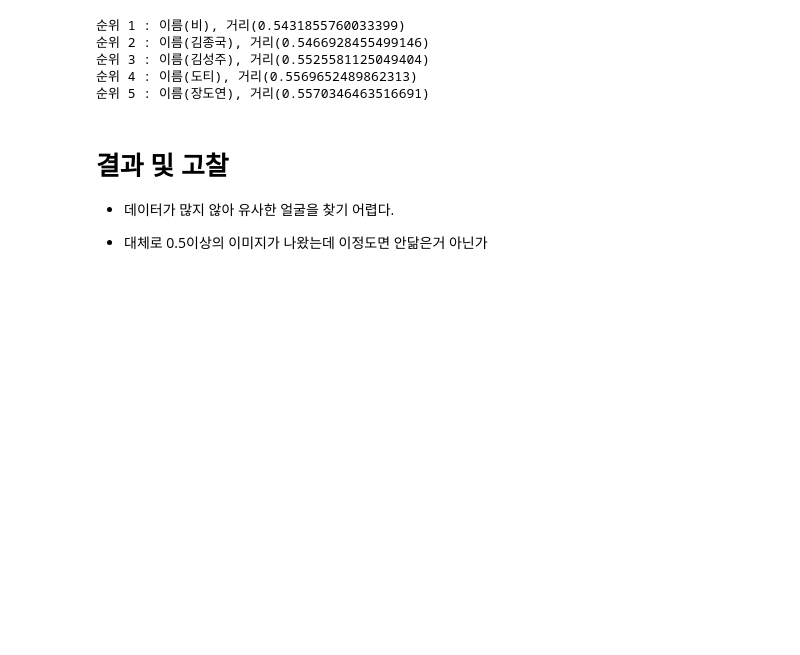
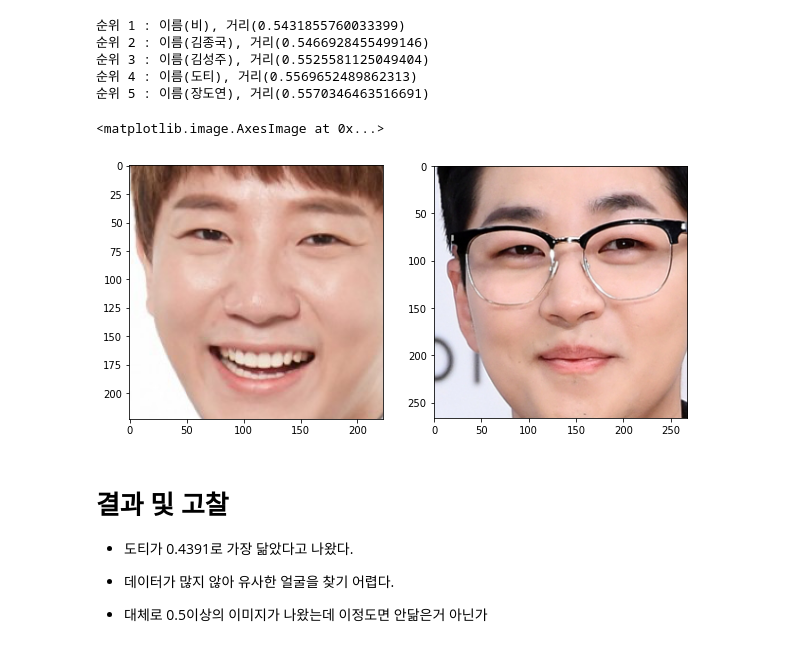
Before and after one commit to Gseung/AIFFEL, a Jupyter notebook: Exploration/Exploration05/Project05-Celebrity_Similarity.ipynb, the cells around one changed output. Drawn from its saved outputs; the diff is of its cells as text; code cells hidden in the pictures; blank space fills up the shorter version.

Commit message:
result visualization

```diff
--- a/Exploration/Exploration05/Project05-Celebrity_Similarity.ipynb
+++ b/Exploration/Exploration05/Project05-Celebrity_Similarity.ipynb
@@ -143,8 +143,26 @@ get_nearest_face('mypicture2')
 순위 3 : 이름(김성주), 거리(0.5525581125049404)
 순위 4 : 이름(도티), 거리(0.5569652489862313)
 순위 5 : 이름(장도연), 거리(0.5570346463516691)
+# %%
+# 결과 시각화
+doti_path = './images/도티.jpg'
+dindin_path = './images/딘딘.jpg'
+
+plt.figure(figsize=(10,8))
+plt.subplot(1, 2, 2)
+doti = get_cropped_face(doti_path)
+plt.subplot(1, 2, 1)
+plt.imshow(doti)
+dindin = get_cropped_face(dindin_path)
+plt.subplot(1, 2, 2)
+plt.imshow(dindin)
+# %% [output]
+<matplotlib.image.AxesImage at 0x...>
+[figure, added]
 # %% [markdown]
 # 결과 및 고찰
+
+- 도티가 0.4391로 가장 닮았다고 나왔다.
 
 - 데이터가 많지 않아 유사한 얼굴을 찾기 어렵다.
 
```
